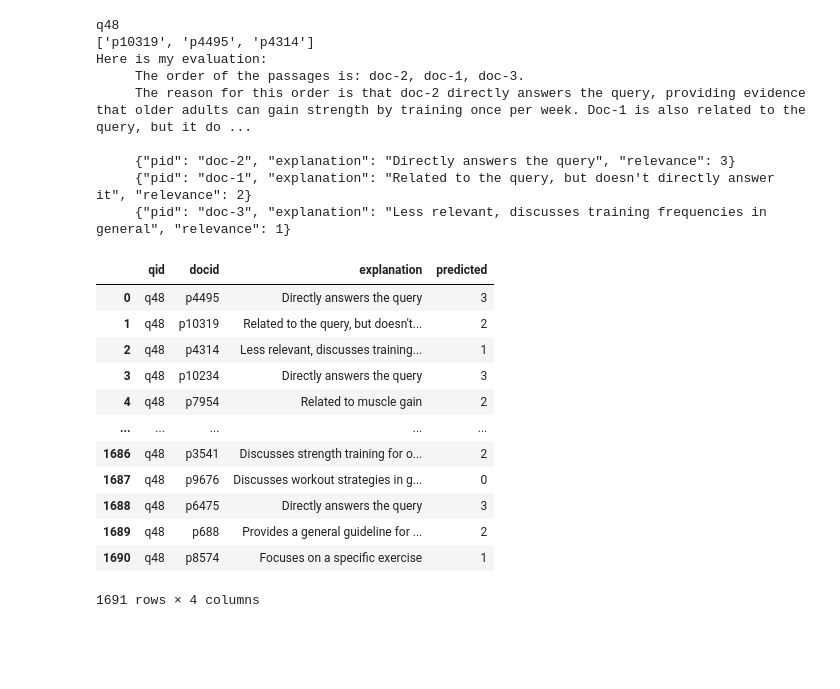
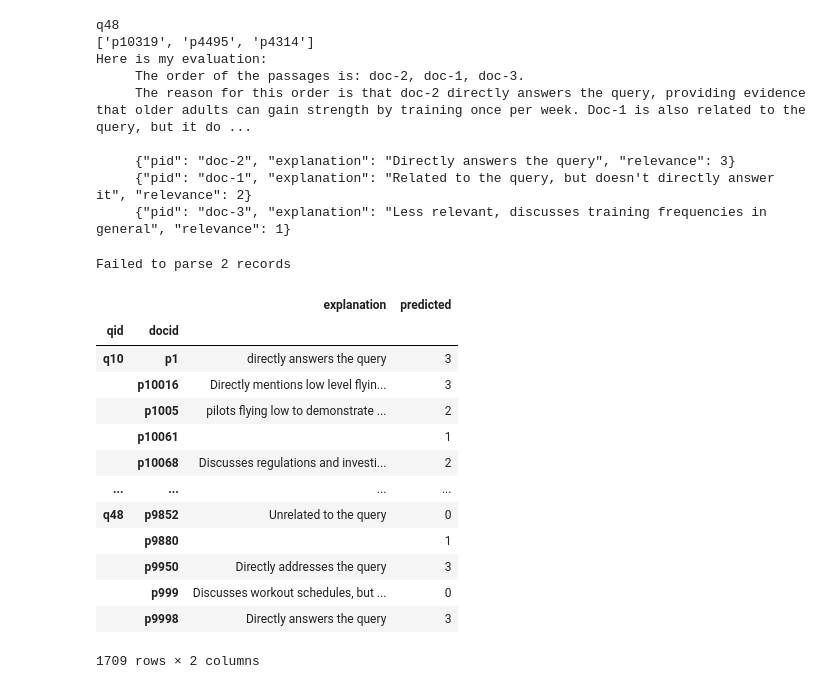
Before and after one commit to Zendelo/LLM-Relevance, a Jupyter notebook: Parsing.ipynb, the cells around one changed output. Saved outputs shown, nothing was run; the diff lists cells and outputs as text; code cells hidden in the pictures; blank space fills up the shorter version.

```diff
--- a/Parsing.ipynb
+++ b/Parsing.ipynb
@@ -86,5 +133,7 @@ def read_predictions_df(file_path, val_qrel_df, rsplit=False) -> pd.DataFrame:
 # %%
-file_path = 'llm_raw_output/raw_output_rel_p-mult-1_Meta-Llama-3-70B-Instruct*'
+file_path = 'llm_raw_output/raw_output_rel_p-mult-1_Meta-Llama-3-70B-Instruct_*.tsv'
+# file_path = 'llm_raw_output/raw_output_rel_p-mult-1-test_Meta-Llama-3-8B-Instruct_*.tsv'
+# file_path = 'llm_raw_output/raw_output_rel_p-mult-1-test_Meta-Llama-3-70B-Instruct_*.tsv'
 raw_output_df = pd.concat([pd.read_table(f) for f in glob(file_path)])
 for x in raw_output_df.iloc[0]:
     print(x)
@@ -99,40 +148,53 @@ Here is my evaluation:
      {"pid": "doc-1", "explanation": "Related to the query, but doesn't directly answer it", "relevance": 2}
      {"pid": "doc-3", "explanation": "Less relevant, discusses training frequencies in general", "relevance": 1}
 # %%
+def rel_parse(label):
+    common_parse = {'1': 1, '2': 2, '3': 3, '"2"': 2, '"1"': 1, '"3"': 3, '2},': 2, '1},': 1, '3},': 3}
+    return common_parse.get(label, 0)
+
+
+def drop_duplicates(df):
+    return df[~df.index.duplicated(keep='first')]
+
+
 _temp_df = raw_output_df['prediction'].str.split('{').str[1:].apply(''.join)
 _record_d = []
 failed = []
 for (qid, docid), text in zip(raw_output_df[['qid', 'docid']].itertuples(index=False), _temp_df):
     _records = text.split('\n')
     docid = [i.strip() for i in docid[1:-1].replace("'", "").split(',')]
     map_docid = {f'doc-{i}': d for i, d in enumerate(docid, 1)}
     for _record in _records:
         if not _record:
             continue
         try:
             _, pid, explanation, relevance = _record.split(':')
             pid = pid.rsplit(',')[0].strip().strip('\"')
             explanation = explanation.rsplit(',', maxsplit=1)[0].strip().strip('\"')
             relevance = relevance.strip().strip('}')
-            _record_d.append(dict(qid=qid, docid=map_docid.get(pid), explanation=explanation, predicted=relevance))
+            _record_d.append(
+                dict(qid=qid, docid=map_docid.get(pid), explanation=explanation, predicted=rel_parse(relevance)))
         except Exception as e:
             # print(e)
             failed.append(_record)
             continue
-
-parsed_df = pd.DataFrame(_record_d)
+print(f'Failed to parse {len(failed)} records')
+parsed_df = pd.DataFrame(_record_d).set_index(['qid', 'docid']).sort_index()
+parsed_df = drop_duplicates(parsed_df)
 parsed_df
 # %% [output]
+Failed to parse 2 records
-|  | qid | docid | explanation | predicted |
-| 0 | q48 | p4495 | Directly answers the query | 3 |
-| 1 | q48 | p10319 | Related to the query, but doesn't... | 2 |
-| 2 | q48 | p4314 | Less relevant, discusses training... | 1 |
-| 3 | q48 | p10234 | Directly answers the query | 3 |
-| 4 | q48 | p7954 | Related to muscle gain | 2 |
-| ... | ... | ... | ... | ... |
-| 1686 | q48 | p3541 | Discusses strength training for o... | 2 |
-| 1687 | q48 | p9676 | Discusses workout strategies in g... | 0 |
-| 1688 | q48 | p6475 | Directly answers the query | 3 |
-| 1689 | q48 | p688 | Provides a general guideline for ... | 2 |
-| 1690 | q48 | p8574 | Focuses on a specific exercise | 1 |
+|  |  | explanation | predicted |
+| qid | docid |  |  |
+| q10 | p1 | directly answers the query | 3 |
+|  | p10016 | Directly mentions low level flyin... | 3 |
+|  | p1005 | pilots flying low to demonstrate ... | 2 |
+|  | p10061 |  | 1 |
+|  | p10068 | Discusses regulations and investi... | 2 |
+| ... | ... | ... | ... |
+| q48 | p9852 | Unrelated to the query | 0 |
+|  | p9880 |  | 1 |
+|  | p9950 | Directly addresses the query | 3 |
+|  | p999 | Discusses workout schedules, but ... | 0 |
+|  | p9998 | Directly answers the query | 3 |
-1691 rows × 4 columns
+1709 rows × 2 columns
```
Also changed, not shown: parts of 16 cells of this notebook, 40 other files.
